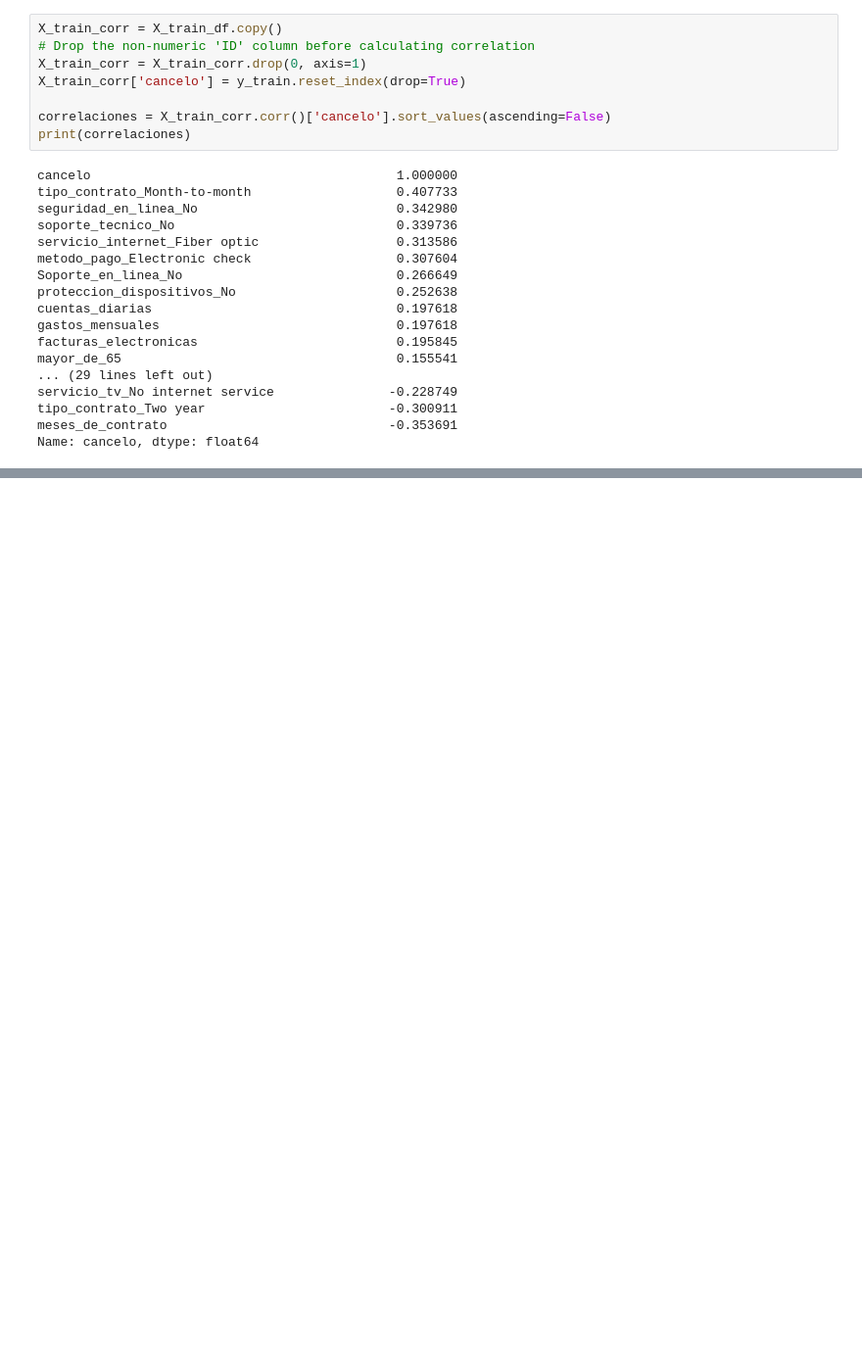
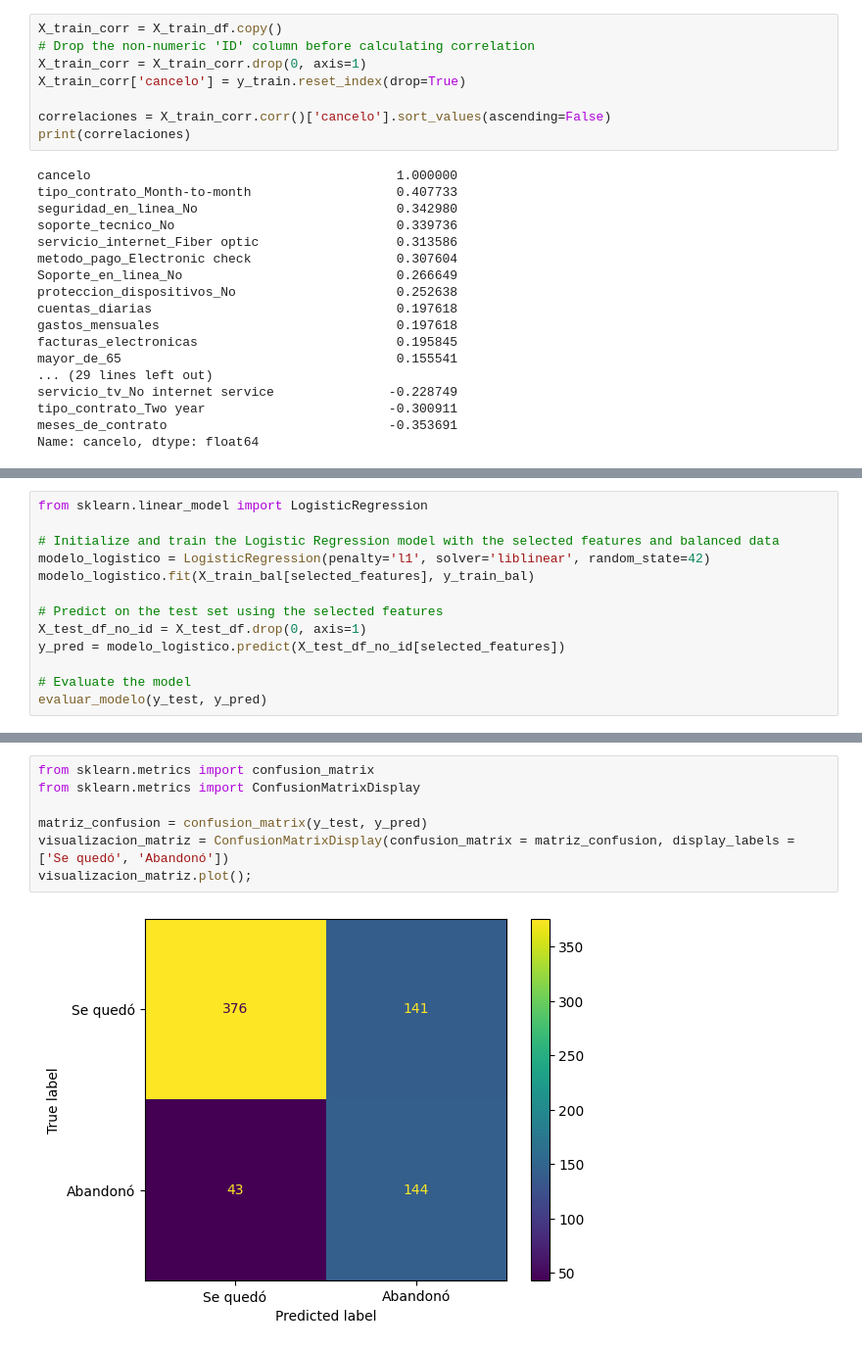
Before and after one commit to sandrazuniga/Challenge_TelecomX_Parte2, a Jupyter notebook: TelecomX_Parte2_LATAM.ipynb, the cells around one changed output, grey strips where cells are left out. Shown at 98% size. Drawn from its saved outputs; the diff is of its cells as text; blank space fills up the shorter version.

```diff
--- a/TelecomX_Parte2_LATAM.ipynb
+++ b/TelecomX_Parte2_LATAM.ipynb
@@ -1224,0 +1291,13 @@ Selected features: ['genero_Female', 'genero_Male', 'servicio_telefonico_No', 's
+# %%
+from sklearn.linear_model import LogisticRegression
+
+# Initialize and train the Logistic Regression model with the selected features and balanced data
+modelo_logistico = LogisticRegression(penalty='l1', solver='liblinear', random_state=42)
+modelo_logistico.fit(X_train_bal[selected_features], y_train_bal)
+
+# Predict on the test set using the selected features
+X_test_df_no_id = X_test_df.drop(0, axis=1)
+y_pred = modelo_logistico.predict(X_test_df_no_id[selected_features])
+
+# Evaluate the model
+evaluar_modelo(y_test, y_pred)
@@ -1224,0 +1458,9 @@ Selected features: ['genero_Female', 'genero_Male', 'servicio_telefonico_No', 's
+# %%
+from sklearn.metrics import confusion_matrix
+from sklearn.metrics import ConfusionMatrixDisplay
+
+matriz_confusion = confusion_matrix(y_test, y_pred)
+visualizacion_matriz = ConfusionMatrixDisplay(confusion_matrix = matriz_confusion, display_labels = ['Se quedó', 'Abandonó'])
+visualizacion_matriz.plot();
+# %% [output]
+[figure, added]
```
Also changed, not shown: parts of 12 cells of this notebook.
